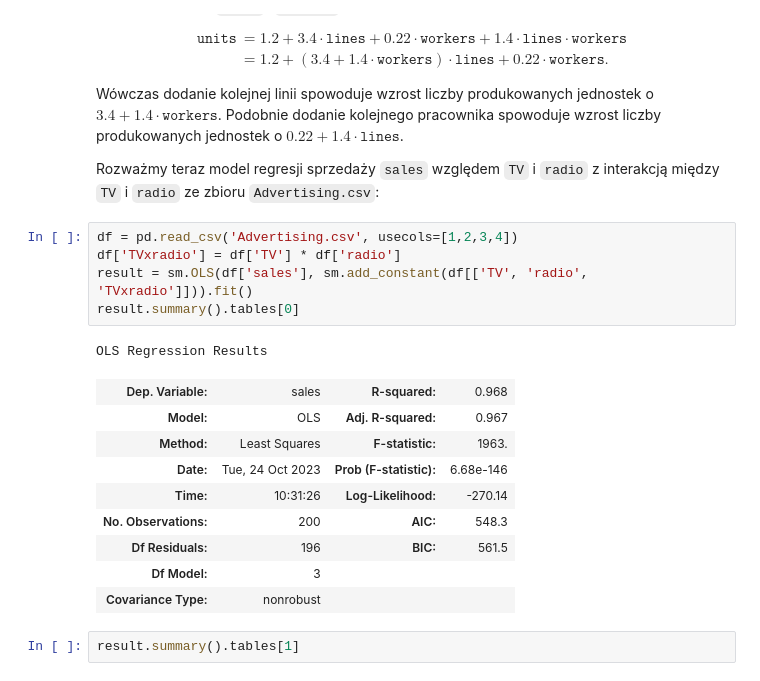
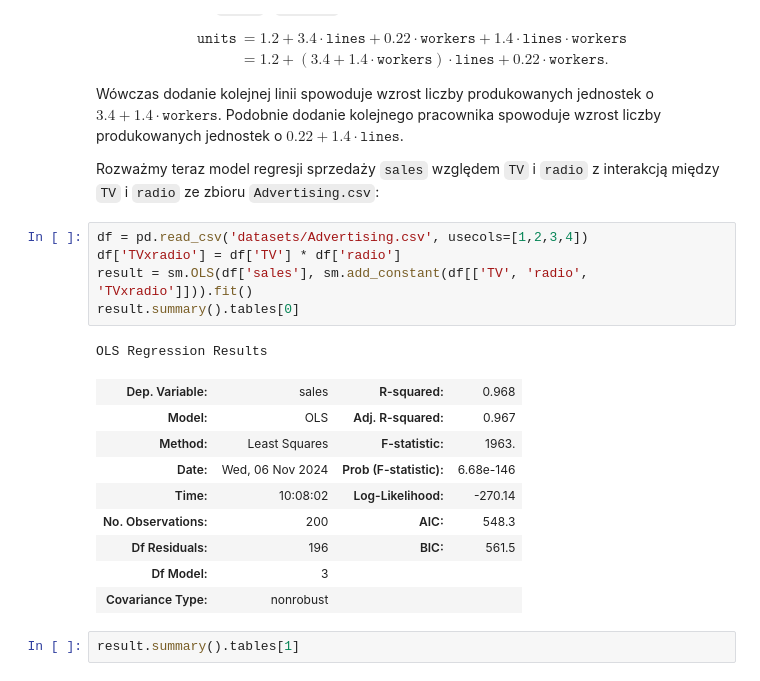
Before and after one commit to rodakt/MAD, a Jupyter notebook: wyklad_4.ipynb, the cells around one changed output. Saved outputs shown, nothing was run; the diff lists cells and outputs as text.

```diff
--- a/wyklad_4.ipynb
+++ b/wyklad_4.ipynb
@@ -281,17 +281,17 @@ Wówczas dodanie kolejnej linii spowoduje wzrost liczby produkowanych jednostek
 
 Rozważmy teraz model regresji sprzedaży `sales` względem `TV` i `radio` z interakcją między `TV` i `radio` ze zbioru `Advertising.csv`:
 # %%
-df = pd.read_csv('Advertising.csv', usecols=[1,2,3,4])
+df = pd.read_csv('datasets/Advertising.csv', usecols=[1,2,3,4])
 df['TVxradio'] = df['TV'] * df['radio']
 result = sm.OLS(df['sales'], sm.add_constant(df[['TV', 'radio', 'TVxradio']])).fit()
 result.summary().tables[0]
 # %% [output]
 OLS Regression Results
 | Dep. Variable: | sales | R-squared: | 0.968 |
 | Model: | OLS | Adj. R-squared: | 0.967 |
 | Method: | Least Squares | F-statistic: | 1963. |
-| Date: | Tue, 24 Oct 2023 | Prob (F-statistic): | 6.68e-146 |
-| Time: | 10:31:26 | Log-Likelihood: | -270.14 |
+| Date: | Wed, 06 Nov 2024 | Prob (F-statistic): | 6.68e-146 |
+| Time: | 10:08:02 | Log-Likelihood: | -270.14 |
 | No. Observations: | 200 | AIC: | 548.3 |
 | Df Residuals: | 196 | BIC: | 561.5 |
 | Df Model: | 3 |  |  |
```
Also changed, not shown: parts of 15 cells of this notebook, 1 other file.
